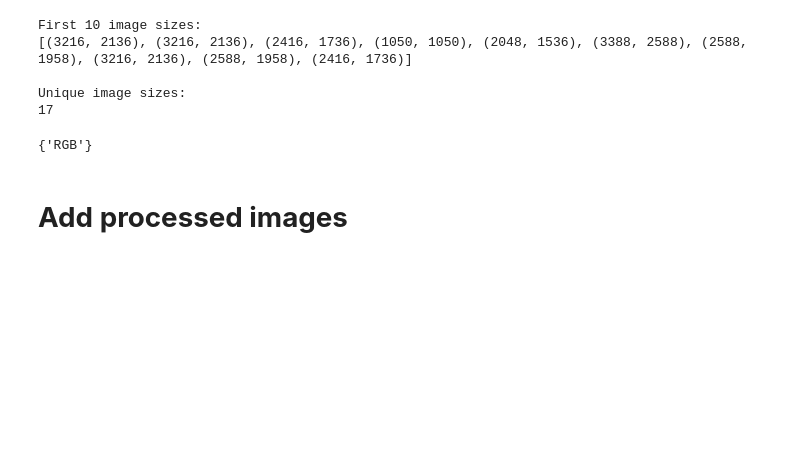
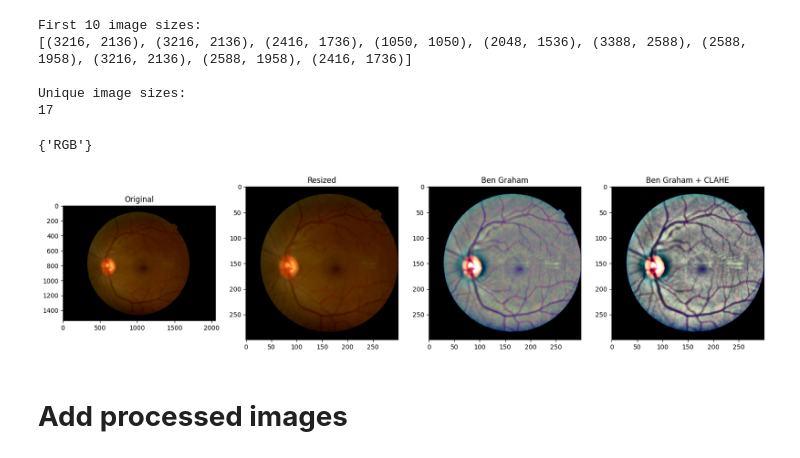
Before and after one commit to noureldin75/RetinaGrade, a Jupyter notebook: nootbooks/eda.ipynb, the cells around one changed output. Cells and saved outputs as stored; diff of their text form; code cells hidden in the pictures; blank space fills up the shorter version.

```diff
--- a/nootbooks/eda.ipynb
+++ b/nootbooks/eda.ipynb
@@ -198,6 +198,19 @@ sys.path.append('/content/RetinaGrade/src/preprocessing')
 
 from preprocessor import RetinaPreprocessor
 from quality_checker import ImageQualityAssessor
+# %%
+preprocessor = RetinaPreprocessor(img_size=300, ben_graham_sigma=10)
+stages = preprocessor.preprocess_for_visualization('/content/RetinaGrade/data/train_images/005b95c28852.png')
+
+import matplotlib.pyplot as plt
+fig, axes = plt.subplots(1, 4, figsize=(20, 5))
+axes[0].imshow(stages['original']); axes[0].set_title('Original')
+axes[1].imshow(stages['resized']); axes[1].set_title('Resized')
+axes[2].imshow(stages['ben_graham']); axes[2].set_title('Ben Graham')
+axes[3].imshow(stages['ben_graham_clahe']); axes[3].set_title('Ben Graham + CLAHE')
+plt.show()
+# %% [output]
+[figure, added]
 # %% [markdown]
 # **Add processed images**
 # %%
```
Also changed, not shown: parts of 12 cells of this notebook.
